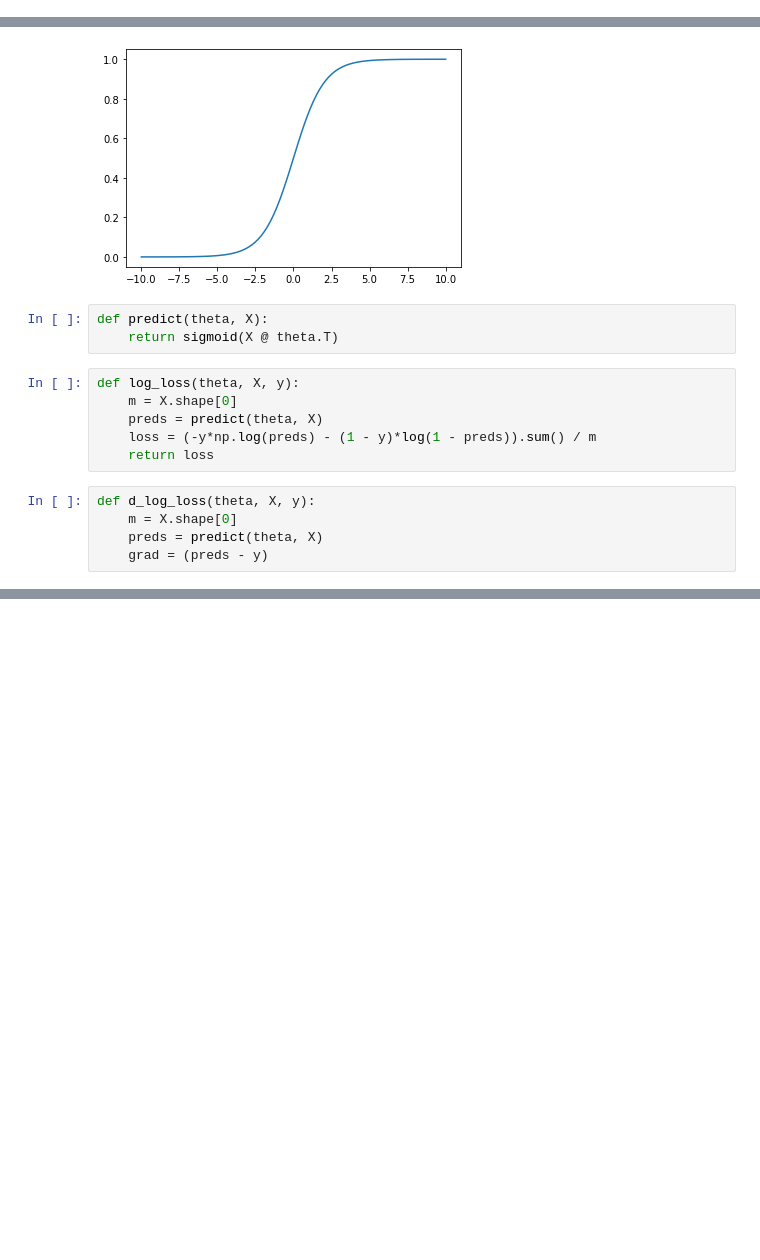
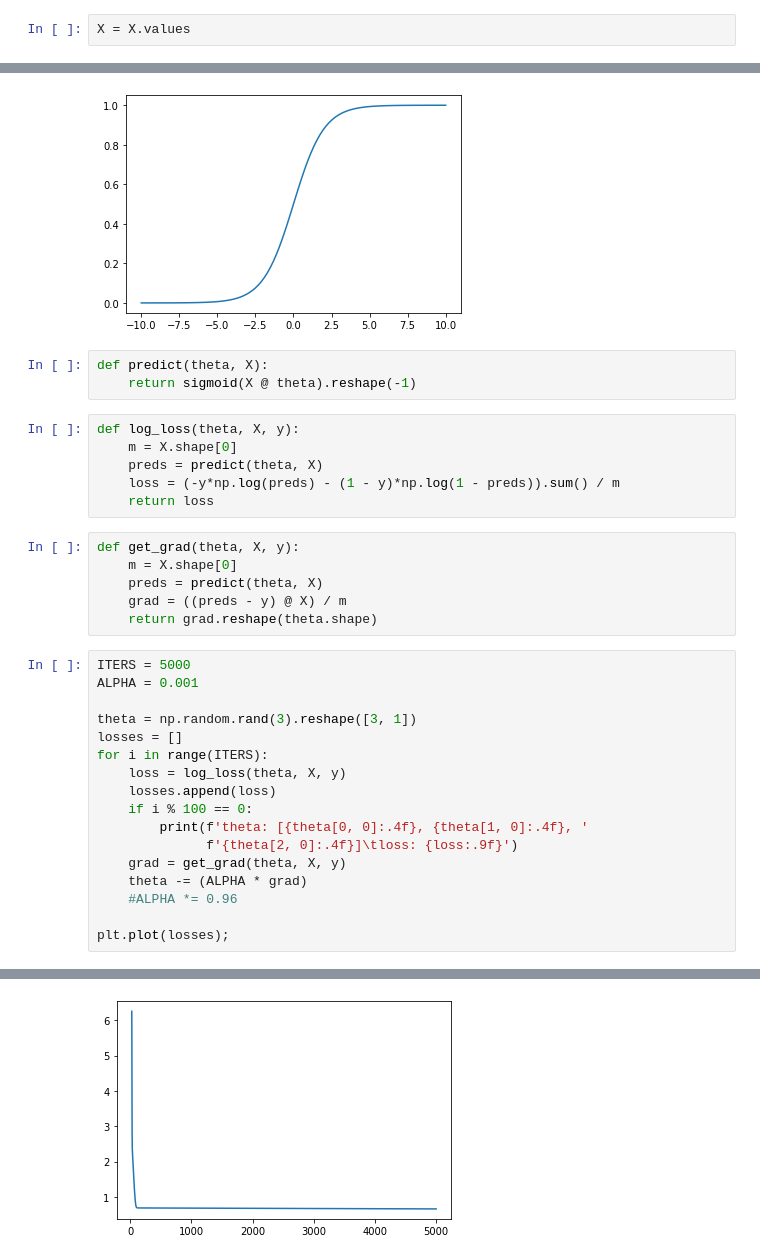
Before and after one commit to damiansp/ML, a Jupyter notebook: coursera/ng/machine-learning-ex2/ex2py/logistic_regression.py.ipynb, the cells around one changed output, grey strips where cells are left out. Saved outputs shown, nothing was run; the diff lists cells and outputs as text; blank space fills up the shorter version.

Commit message:
logistic grad descent

```diff
--- a/coursera/ng/machine-learning-ex2/ex2py/logistic_regression.py.ipynb
+++ b/coursera/ng/machine-learning-ex2/ex2py/logistic_regression.py.ipynb
@@ -40,6 +39,8 @@ plt.ylabel('Exam 2 score')
 plt.legend();
 # %% [output]
 [figure]
+# %%
+X = X.values
 # %% [markdown]
 # 1.2 Implementation
 ## 1.2.1 Sigmoid Function
@@ -55,15 +56,34 @@ plt.plot(z, sig);
 [figure]
 # %%
 def predict(theta, X):
-    return sigmoid(X @ theta.T)
+    return sigmoid(X @ theta).reshape(-1)
 # %%
 def log_loss(theta, X, y):
     m = X.shape[0]
     preds = predict(theta, X)
-    loss = (-y*np.log(preds) - (1 - y)*log(1 - preds)).sum() / m
+    loss = (-y*np.log(preds) - (1 - y)*np.log(1 - preds)).sum() / m
     return loss
 # %%
-def d_log_loss(theta, X, y):
+def get_grad(theta, X, y):
     m = X.shape[0]
     preds = predict(theta, X)
-    grad = (preds - y)
+    grad = ((preds - y) @ X) / m
+    return grad.reshape(theta.shape)
+# %%
+ITERS = 5000
+ALPHA = 0.001
+
+theta = np.random.rand(3).reshape([3, 1])
+losses = []
+for i in range(ITERS):
+    loss = log_loss(theta, X, y)
+    losses.append(loss)
+    if i % 100 == 0:
+        print(f'theta: [{theta[0, 0]:.4f}, {theta[1, 0]:.4f}, '
+              f'{theta[2, 0]:.4f}]\tloss: {loss:.9f}')
+    grad = get_grad(theta, X, y)
+    theta -= (ALPHA * grad)
+    #ALPHA *= 0.96
+
+plt.plot(losses);
+# %% [output]
@@ -69,0 +107 @@ def d_log_loss(theta, X, y):
+[figure, added]
```
Also changed, not shown: parts of 9 cells of this notebook.
